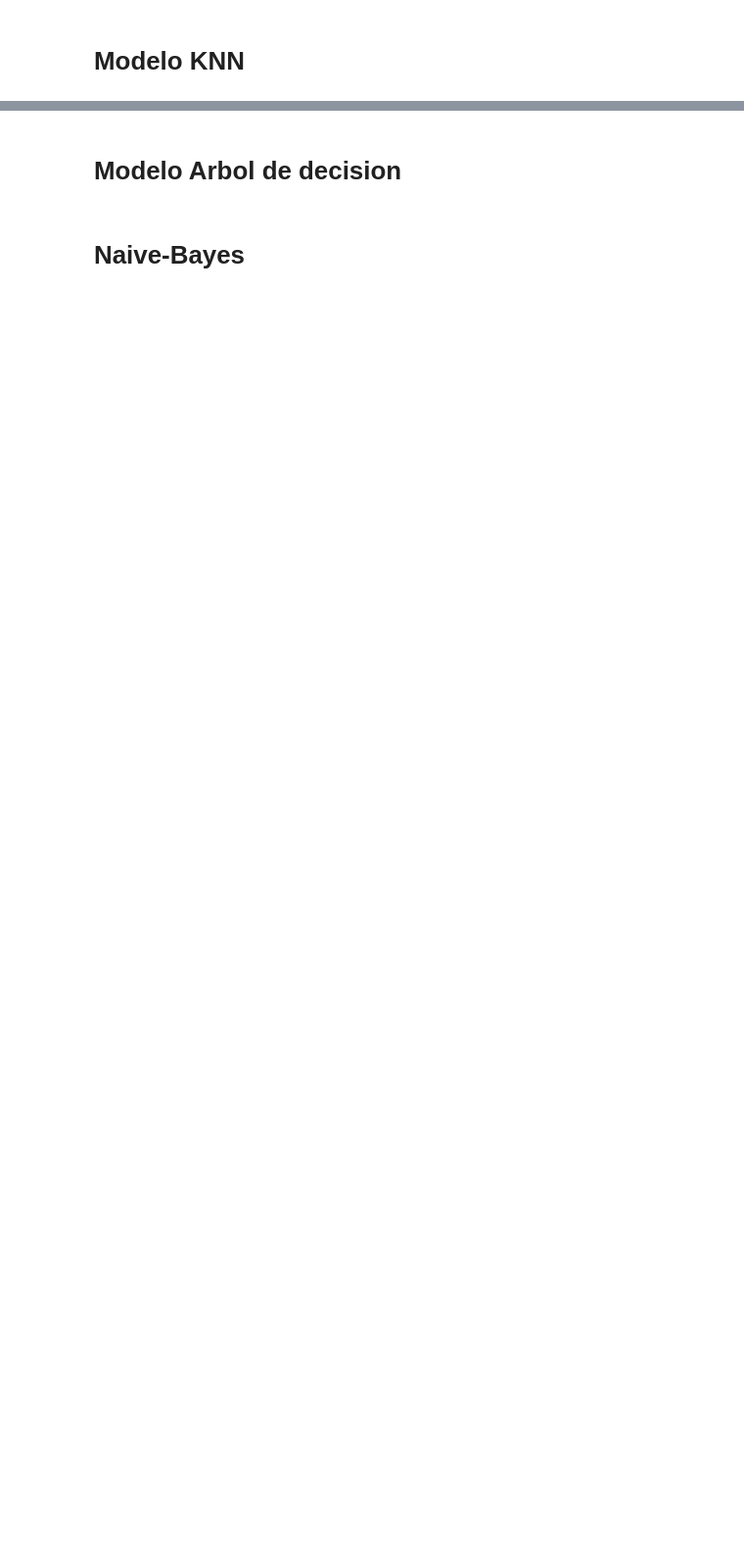
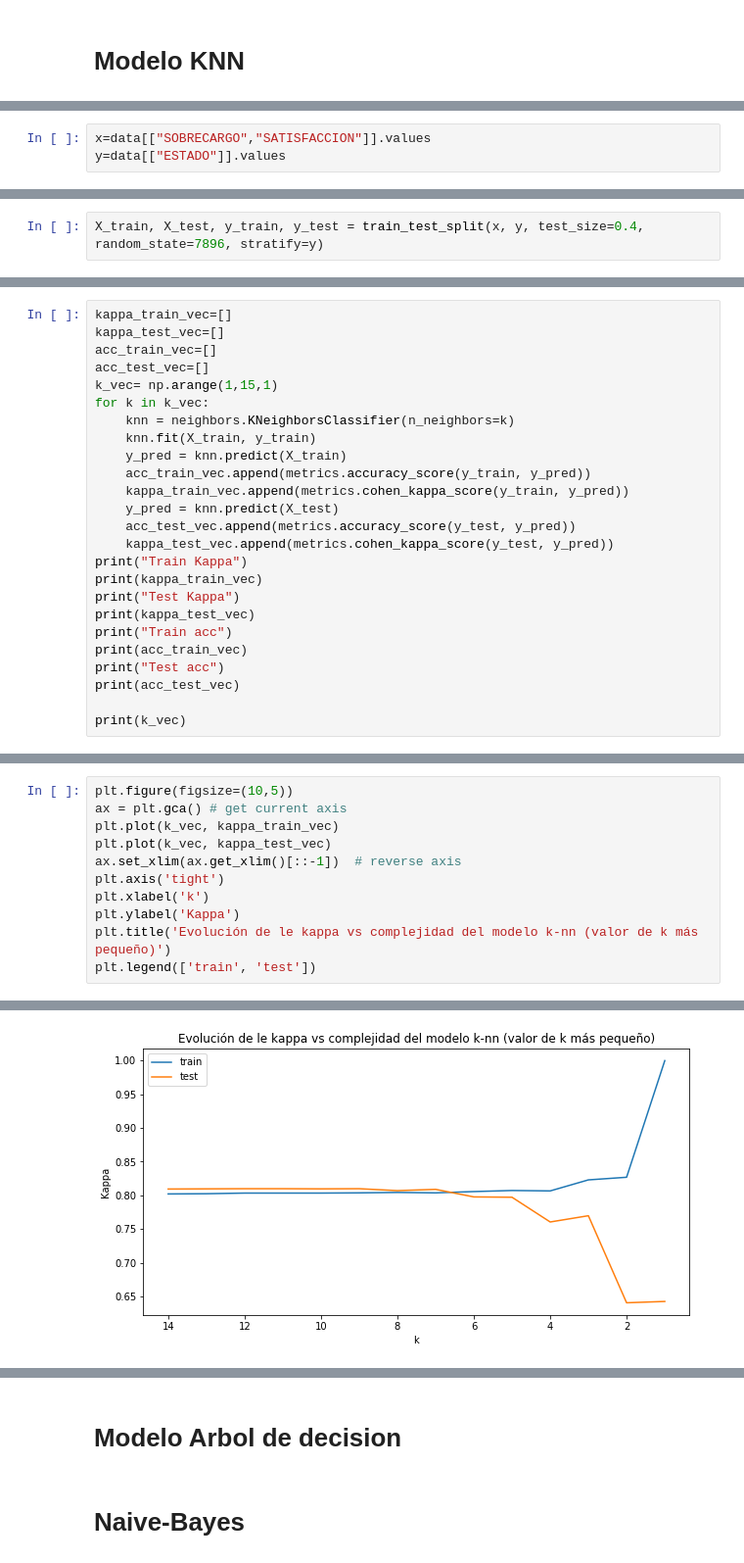
Before and after one commit to Brik000/Analitica, a Jupyter notebook: Proyecto Final/ProyectoFinal_Alejandro_Santiago.ipynb, the cells around one changed output, grey strips where cells are left out. Shown at 98% size. Cells and saved outputs as stored; diff of their text form; blank space fills up the shorter version.

```diff
--- a/Proyecto Final/ProyectoFinal_Alejandro_Santiago.ipynb
+++ b/Proyecto Final/ProyectoFinal_Alejandro_Santiago.ipynb
@@ -200,0 +267,3 @@ Para este proyecto vamos a utilizar las metricas  de <b>Kappa global</b>, <b>Acc
+# %%
+x=data[["SOBRECARGO","SATISFACCION"]].values
+y=data[["ESTADO"]].values
@@ -200,0 +278,2 @@ Para este proyecto vamos a utilizar las metricas  de <b>Kappa global</b>, <b>Acc
+# %%
+X_train, X_test, y_train, y_test = train_test_split(x, y, test_size=0.4, random_state=7896, stratify=y)
@@ -200,0 +285,25 @@ Para este proyecto vamos a utilizar las metricas  de <b>Kappa global</b>, <b>Acc
+# %%
+kappa_train_vec=[]
+kappa_test_vec=[]
+acc_train_vec=[]
+acc_test_vec=[]
+k_vec= np.arange(1,15,1)
+for k in k_vec:
+    knn = neighbors.KNeighborsClassifier(n_neighbors=k)
+    knn.fit(X_train, y_train)
+    y_pred = knn.predict(X_train)
+    acc_train_vec.append(metrics.accuracy_score(y_train, y_pred))
+    kappa_train_vec.append(metrics.cohen_kappa_score(y_train, y_pred))
+    y_pred = knn.predict(X_test)
+    acc_test_vec.append(metrics.accuracy_score(y_test, y_pred))
+    kappa_test_vec.append(metrics.cohen_kappa_score(y_test, y_pred))
+print("Train Kappa")
+print(kappa_train_vec)
+print("Test Kappa")
+print(kappa_test_vec)
+print("Train acc")
+print(acc_train_vec)
+print("Test acc")
+print(acc_test_vec)
+
+print(k_vec)
@@ -200,0 +320,12 @@ Para este proyecto vamos a utilizar las metricas  de <b>Kappa global</b>, <b>Acc
+# %%
+plt.figure(figsize=(10,5))
+ax = plt.gca() # get current axis
+plt.plot(k_vec, kappa_train_vec)
+plt.plot(k_vec, kappa_test_vec)
+ax.set_xlim(ax.get_xlim()[::-1])  # reverse axis
+plt.axis('tight')
+plt.xlabel('k')
+plt.ylabel('Kappa')
+plt.title('Evolución de le kappa vs complejidad del modelo k-nn (valor de k más pequeño)')
+plt.legend(['train', 'test'])
+# %% [output]
@@ -200,0 +333 @@ Para este proyecto vamos a utilizar las metricas  de <b>Kappa global</b>, <b>Acc
+[figure, added]
```
Also changed, not shown: parts of 20 cells of this notebook, 4 other files.
